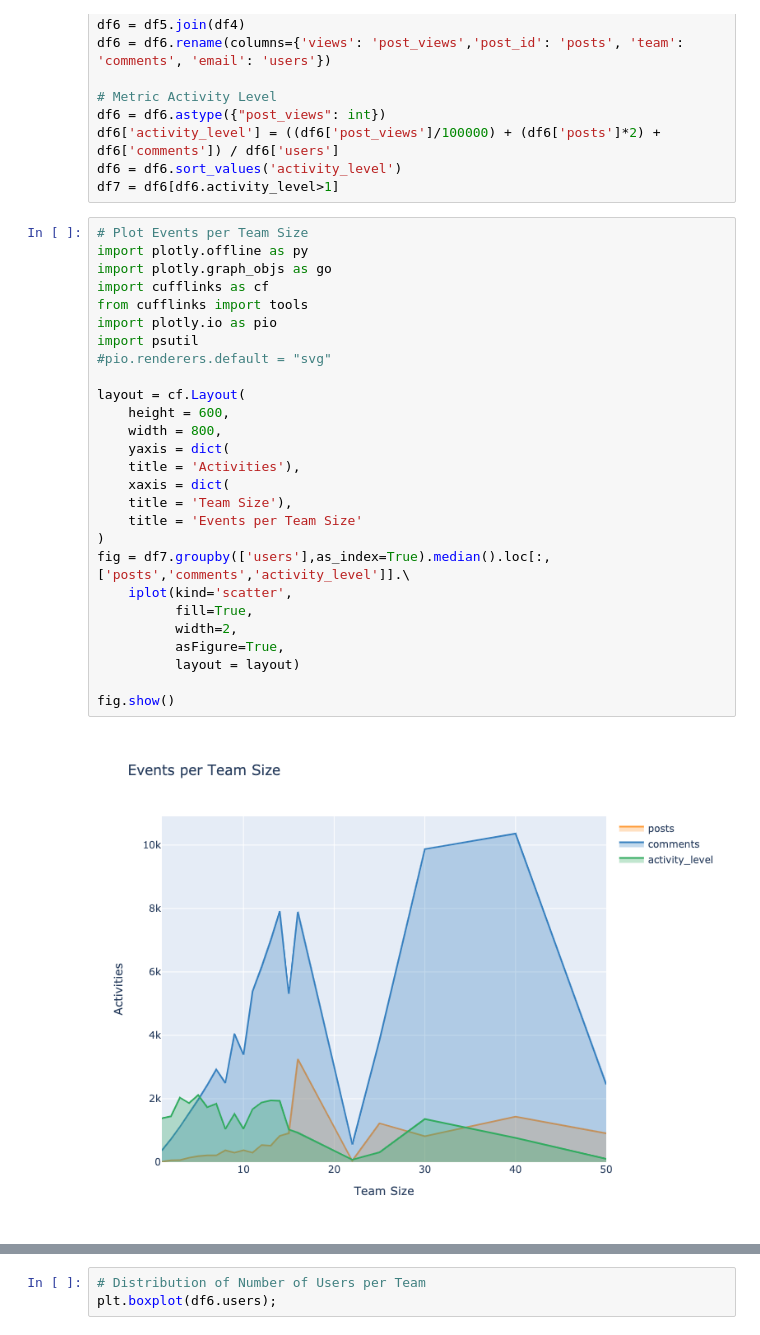
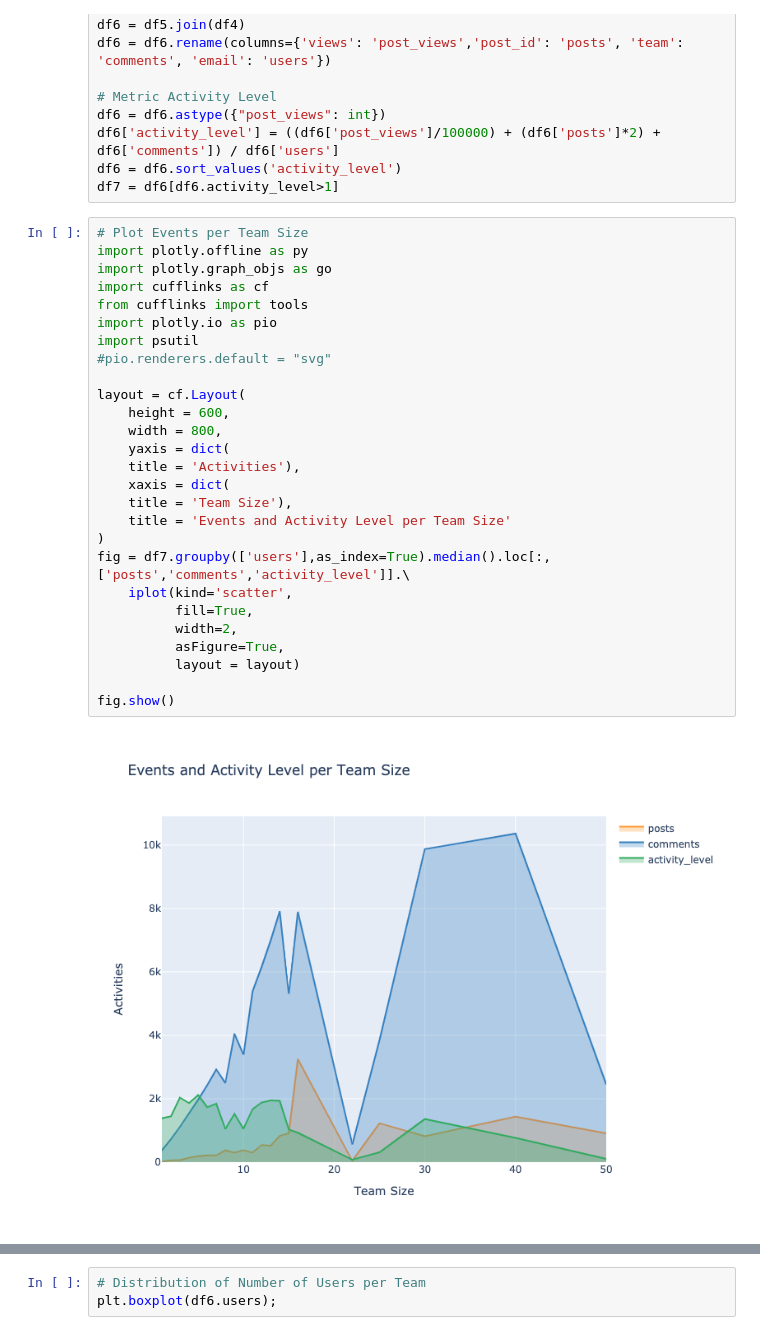
Before and after one commit to reisdebora/user-activity, a Jupyter notebook: notebook.ipynb, the cells around one changed output, grey strips where cells are left out. Drawn from its saved outputs; the diff is of its cells as text.

```diff
--- a/notebook.ipynb
+++ b/notebook.ipynb
@@ -164,32 +164,32 @@ df7 = df6[df6.activity_level>1]
 # %%
 # Plot Events per Team Size
 import plotly.offline as py
 import plotly.graph_objs as go
 import cufflinks as cf
 from cufflinks import tools
 import plotly.io as pio
 import psutil
 #pio.renderers.default = "svg"
 
 layout = cf.Layout(
     height = 600,
     width = 800,
     yaxis = dict(
     title = 'Activities'),
     xaxis = dict(
     title = 'Team Size'),
-    title = 'Events per Team Size'
+    title = 'Events and Activity Level per Team Size'
 )
 fig = df7.groupby(['users'],as_index=True).median().loc[:,['posts','comments','activity_level']].\
     iplot(kind='scatter',
           fill=True,
           width=2,
           asFigure=True,
           layout = layout)
 
 fig.show()
 # %% [output]
-[figure, old version]
+[figure, new version]
 # %% [markdown]
 As we observe here:
 - The Activity Level is higher in teams with 1-15 users
```
Also changed, not shown: parts of 20 cells of this notebook.
